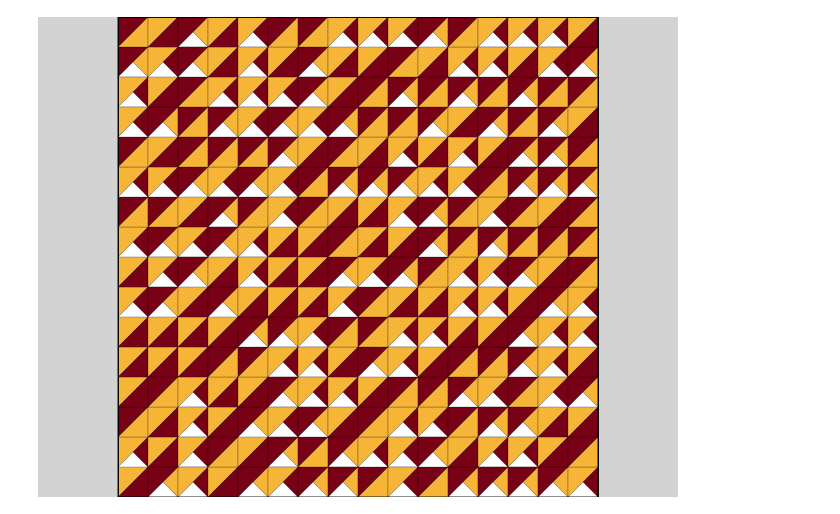
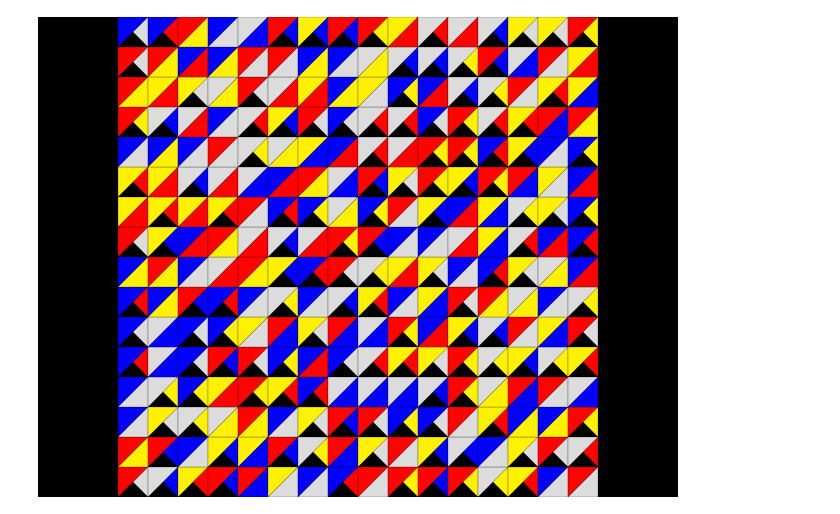
Before and after one commit to deepdk/plotnine_contest_2025, a Jupyter notebook: tiles.ipynb, the cells around one changed output. Saved outputs shown, nothing was run; the diff lists cells and outputs as text; code cells hidden in the pictures.

```diff
--- a/tiles.ipynb
+++ b/tiles.ipynb
@@ -74,109 +109,93 @@ import numpy as np
 import pandas as pd
 from plotnine import *
 
-def create_randomized_truchet_grid(grid_size=16):
-    """Create randomized Truchet tiles with different diagonal orientations"""
+PALETTE = ['#FE0300', '#FFF101', '#0101FC', '#DDDCDD']
+
+def create_randomized_truchet_grid(grid_size=16, palette=PALETTE, seed=None):
+    """Create randomized Truchet tiles with random diagonal orientation and colors from a palette."""
     data = []
 
-    # Use multiple random seeds for better randomization
-    np.random.seed(None)  # Use system time for true randomness
+    # Seed: None uses system randomness; set an int here for reproducibility if you want
+    np.random.seed(seed)
 
     for i in range(grid_size):
         for j in range(grid_size):
-            # Randomly choose diagonal direction with fresh randomization each time
+            # Random diagonal direction: 0 = \, 1 = /
             diagonal_direction = np.random.randint(0, 2)
 
-            # Add some additional randomness by occasionally flipping the color assignment
-            color_flip = np.random.random() > 0.5
+            # Pick two distinct colors for the two triangles in this tile
+            c1, c2 = np.random.choice(palette, size=2, replace=False)
 
             if diagonal_direction == 0:
                 # Diagonal from top-left to bottom-right (\)
-                if color_flip:
-                    # Sometimes flip which triangle gets which color
-                    color1, color2 = 'golden_yellow', 'dark_red'
-                else:
-                    color1, color2 = 'dark_red', 'golden_yellow'
-
                 # Upper-left triangle
                 data.append({
                     'x': [i, i+1, i],
                     'y': [j+1, j+1, j],
-                    'color': color1,
+                    'color': c1,
                     'group': f"{i}_{j}_1"
                 })
                 # Lower-right triangle
                 data.append({
                     'x': [i, i+1, i+1],
                     'y': [j, j, j+1],
-                    'color': color2,
+                    'color': c2,
                     'group': f"{i}_{j}_2"
                 })
             else:
                 # Diagonal from top-right to bottom-left (/)
-                if color_flip:
-                    color1, color2 = 'golden_yellow', 'dark_red'
-                else:
-                    color1, color2 = 'dark_red', 'golden_yellow'
-
                 # Upper-right triangle
                 data.append({
                     'x': [i, i+1, i+1],
                     'y': [j+1, j+1, j],
-                    'color': color1,
+                    'color': c1,
                     'group': f"{i}_{j}_1"
                 })
                 # Lower-left triangle
                 data.append({
                     'x': [i, i, i+1],
                     'y': [j, j+1, j+1],
-                    'color': color2,
+                    'color': c2,
                     'group': f"{i}_{j}_2"
                 })
 
     return data
 
 def convert_to_dataframe(tile_data):
     """Convert tile data to dataframe for plotnine"""
     rows = []
     for tile in tile_data:
-        for idx, (x, y) in enumerate(zip(tile['x'], tile['y'])):
+        for x, y in zip(tile['x'], tile['y']):
             rows.append({
                 'x': x,
                 'y': y,
                 'color': tile['color'],
                 'group': tile['group']
             })
     return pd.DataFrame(rows)
 
 # Create 16x16 randomized Truchet tile grid
-tile_data = create_randomized_truchet_grid(16)
+tile_data = create_randomized_truchet_grid(16, palette=PALETTE, seed=None)  # set seed=42 for reproducibility
 df = convert_to_dataframe(tile_data)
 
-# Create the plot
-plot = (ggplot(df, aes(x='x', y='y', group='group', fill='color')) +
-        geom_polygon(color='black', size=0.1) +
-        scale_fill_manual(values={'dark_red': '#780116', 'golden_yellow': '#f7b538'}) +
-        coord_equal() +
-        theme_void() +
-        theme(
-            legend_position='none',
-            plot_background=element_rect(fill='lightgray'),
-            panel_background=element_rect(fill='white'),
-            panel_border=element_rect(color='black', fill=None, size=1)
-        ) +
-        scale_x_continuous(expand=(0, 0), limits=(0, 16)) +
-        scale_y_continuous(expand=(0, 0), limits=(0, 16)))
+# Create the plot (using hex colors directly)
+plot = (
+    ggplot(df, aes('x', 'y', group='group', fill='color'))
+    + geom_polygon(color='black', size=0.1)
+    + scale_fill_identity()              # <- no guide arg
+    + coord_equal()
+    + theme_void()
+    + theme(
+        legend_position='none',
+        plot_background=element_rect(fill='black'),
+        panel_background=element_rect(fill='black')
+    )
+    + scale_x_continuous(expand=(0, 0), limits=(0, 16))
+    + scale_y_continuous(expand=(0, 0), limits=(0, 16))
+)
+
 
 plot
-
-# You can also create different grid sizes by changing the parameter:
-# For a larger 20x20 grid:
-# tile_data_large = create_randomized_truchet_grid(20)
-# df_large = convert_to_dataframe(tile_data_large)
-
-# For different random patterns each time, remove or change these lines:
-# np.random.seed(123)  # Use different seeds for different patterns
-# Or use np.random.seed(None) for completely random patterns each time
 # %% [output]
-[figure, old version]
+[figure, new version]
 # %%
```
Also changed, not shown: parts of 5 cells of this notebook, 1 other file.
